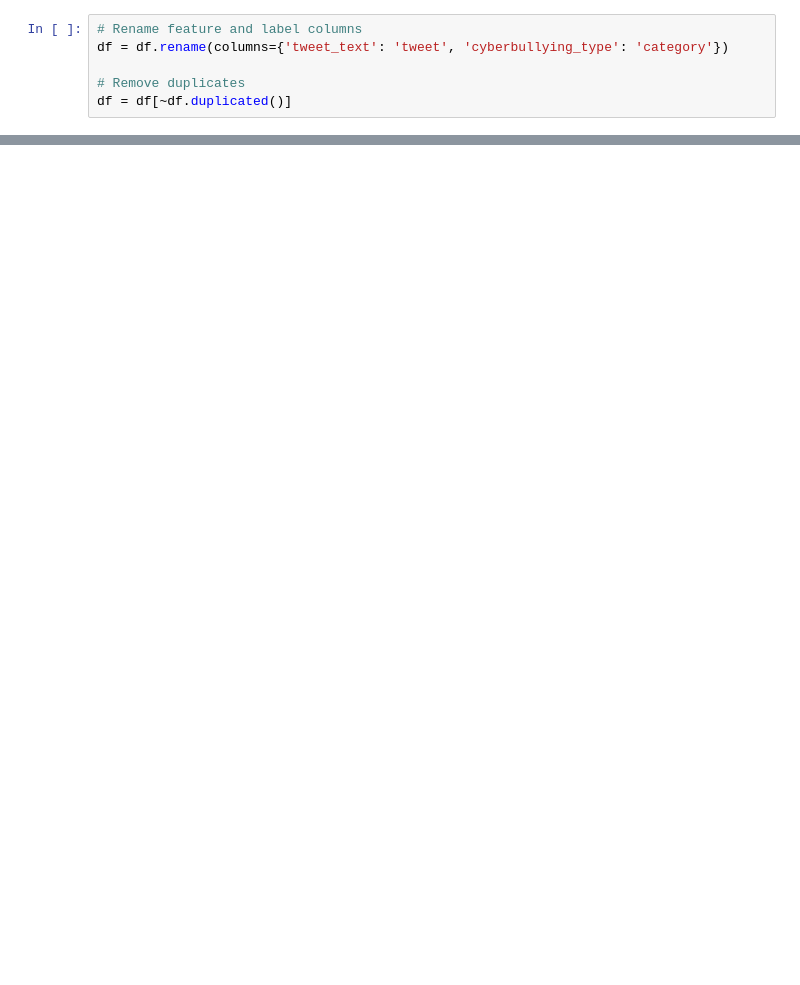
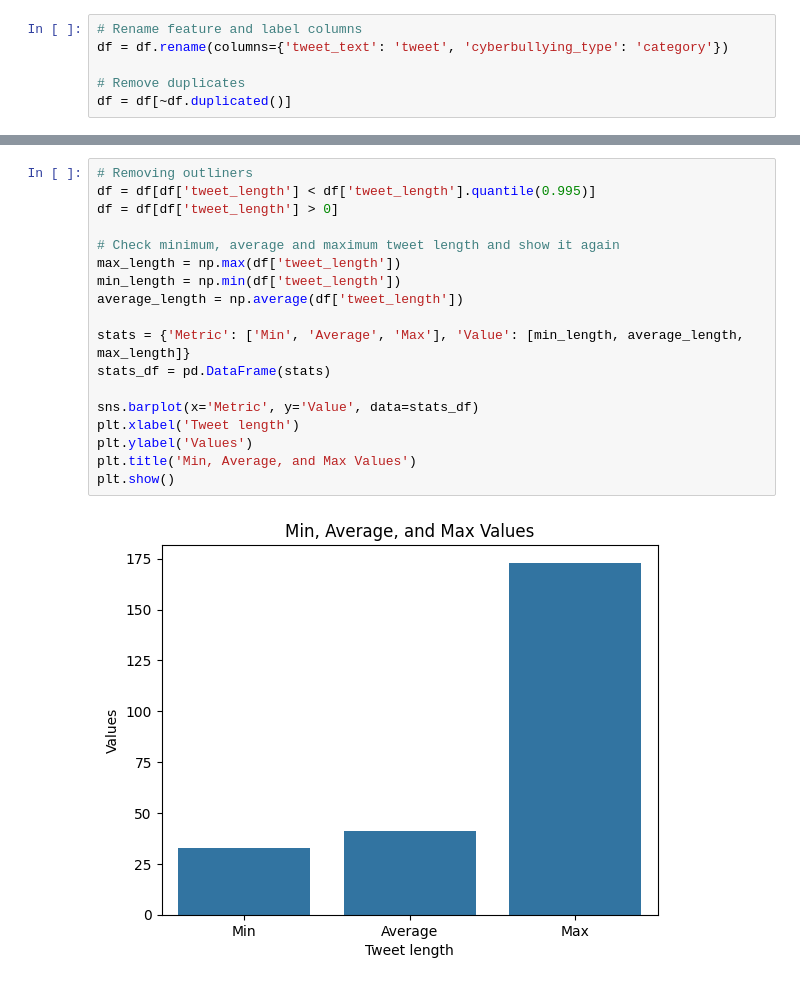
Before and after one commit to AleX77NP/Cyberbullying-detection, a Jupyter notebook: main.ipynb, the cells around one changed output, grey strips where cells are left out. Cells and saved outputs as stored; diff of their text form; blank space fills up the shorter version.

```diff
--- a/main.ipynb
+++ b/main.ipynb
@@ -52,0 +95,20 @@ df = df[df['category'] != 'other_cyberbullying']
+# %%
+# Removing outliners
+df = df[df['tweet_length'] < df['tweet_length'].quantile(0.995)]
+df = df[df['tweet_length'] > 0]
+
+# Check minimum, average and maximum tweet length and show it again
+max_length = np.max(df['tweet_length'])
+min_length = np.min(df['tweet_length'])
+average_length = np.average(df['tweet_length'])
+
+stats = {'Metric': ['Min', 'Average', 'Max'], 'Value': [min_length, average_length, max_length]}
+stats_df = pd.DataFrame(stats)
+
+sns.barplot(x='Metric', y='Value', data=stats_df)
+plt.xlabel('Tweet length')
+plt.ylabel('Values')
+plt.title('Min, Average, and Max Values')
+plt.show()
+# %% [output]
+[figure, added]
```
Also changed, not shown: parts of 8 cells of this notebook.
